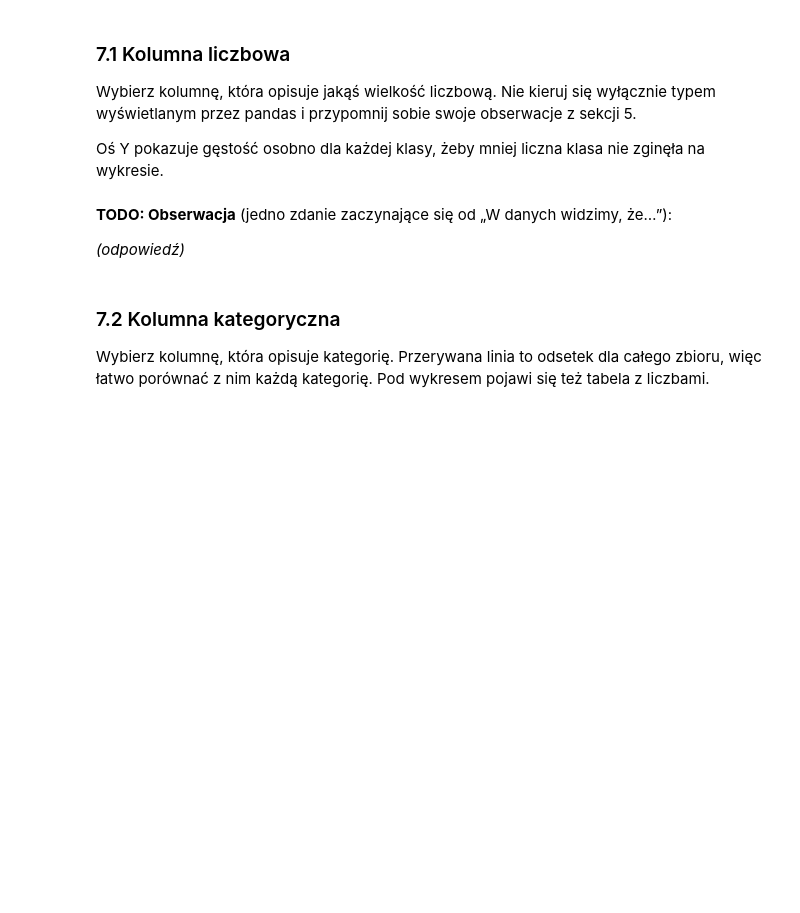
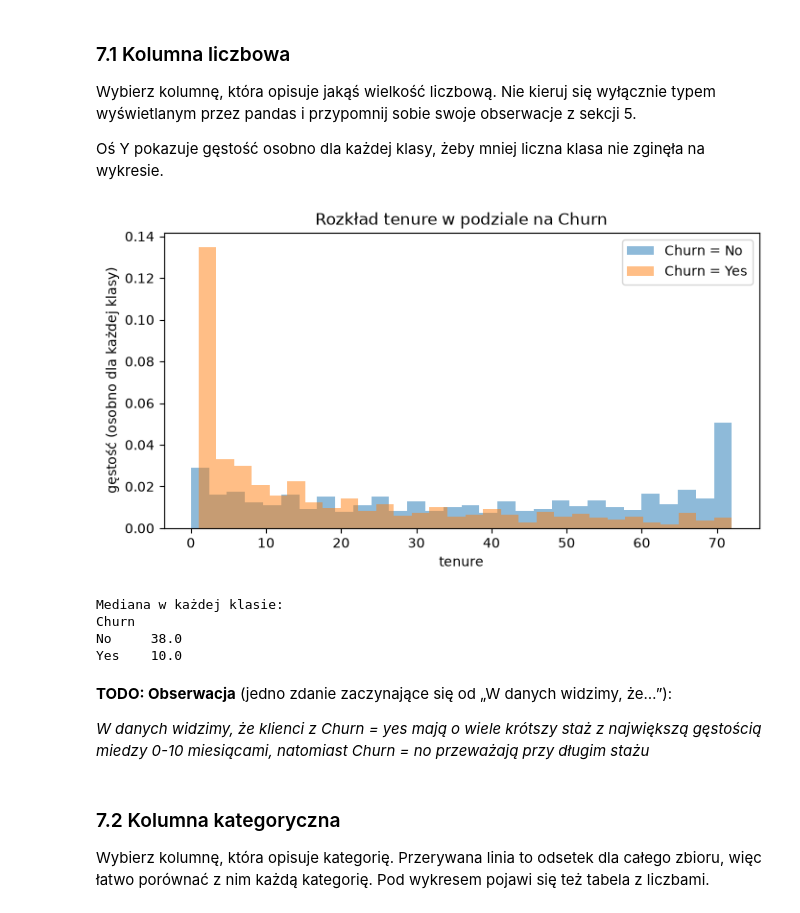
Before and after one commit to s29759/asi_s29759, a Jupyter notebook: notebooks/01_onboarding_eda.ipynb, the cells around one changed output. Cells and saved outputs as stored; diff of their text form; code cells hidden in the pictures; blank space fills up the shorter version.

```diff
--- a/notebooks/01_onboarding_eda.ipynb
+++ b/notebooks/01_onboarding_eda.ipynb
@@ -347,13 +499,19 @@ Wybierz kolumnę, która opisuje jakąś wielkość liczbową. Nie kieruj się w
 Oś Y pokazuje gęstość osobno dla każdej klasy, żeby mniej liczna klasa nie zginęła na wykresie.
 # %%
 # TODO: wpisz nazwę wybranej kolumny liczbowej.
-numeric_column = None
+numeric_column = "tenure"
 
 plot_numeric_by_target(df, numeric_column, TARGET)
+# %% [output]
+[figure, added]
+Mediana w każdej klasie:
+Churn
+No     38.0
+Yes    10.0
 # %% [markdown]
 **TODO: Obserwacja** (jedno zdanie zaczynające się od „W danych widzimy, że…”):
 
-*(odpowiedź)*
+*W danych widzimy, że klienci z Churn = yes mają o wiele krótszy staż z największą gęstością miedzy 0-10 miesiącami, natomiast Churn = no przeważają przy długim stażu*
 # %% [markdown]
 ### 7.2 Kolumna kategoryczna
 
```
Also changed, not shown: parts of 28 cells of this notebook, 1 other file.
